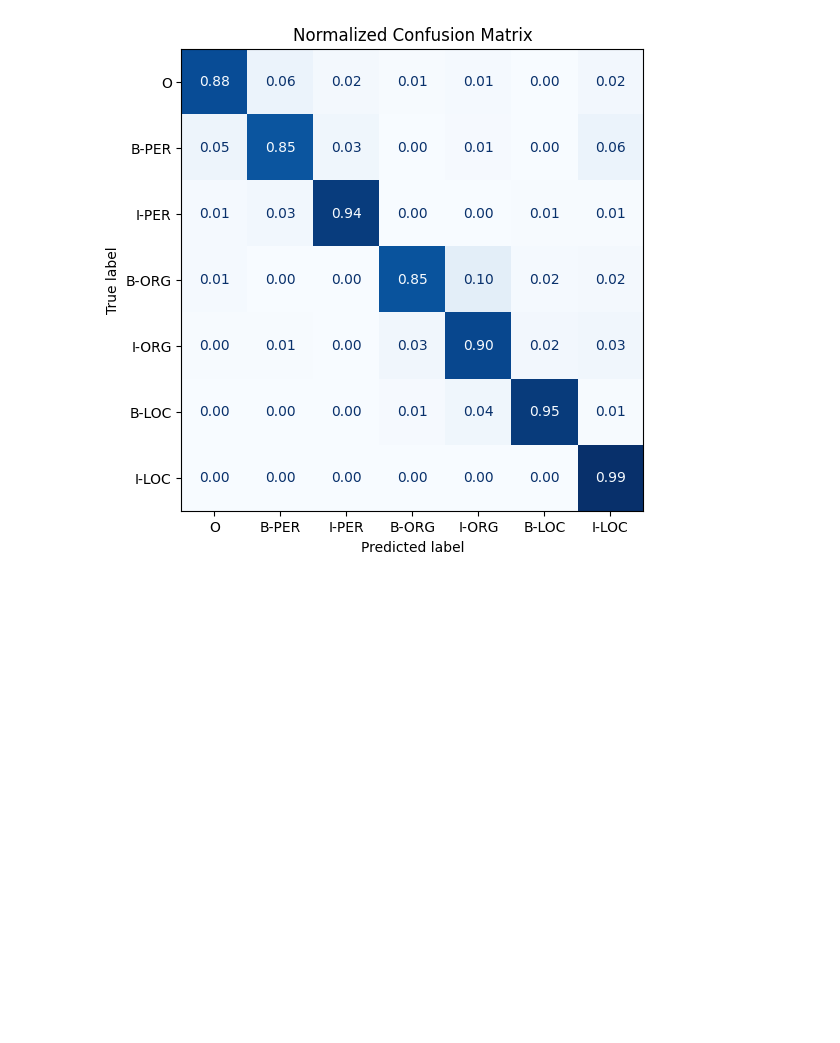
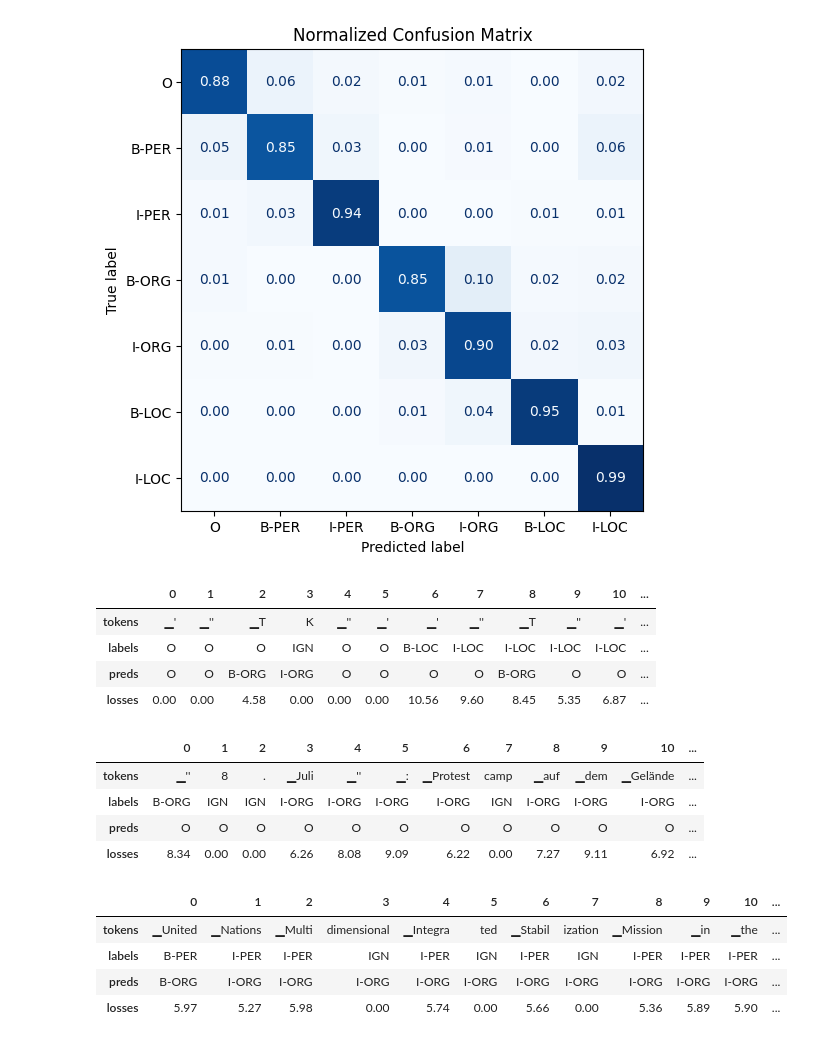
Before and after one commit to hrajgarhia/Multilingual-Named-Entity-Recognition, a Jupyter notebook: ml-ner.ipynb, the cells around one changed output. Saved outputs shown, nothing was run; the diff lists cells and outputs as text; code cells hidden in the pictures; blank space fills up the shorter version.

```diff
--- a/ml-ner.ipynb
+++ b/ml-ner.ipynb
@@ -551,3 +552,37 @@ def plot_confusion_matrix(y_preds, y_true, labels):
 plot_confusion_matrix(df_tokens['labels'], df_tokens["predicted_label"], tags.names)
 # %% [output]
 [figure]
+# %%
+def get_samples(df):
+    for _, row in df.iterrows():
+        labels, preds, tokens, losses = [],[],[],[]
+        for i, mask in enumerate(row["attention_mask"]):
+            if i not in {0, len(row["attention_mask"])}:
+                labels.append(row["labels"][i])
+                preds.append(row["predicted_label"][i])
+                tokens.append(row["input_tokens"][i])
+                losses.append(f"{row['loss'][i]:.2f}")
+        df_tmp = pd.DataFrame({"tokens":tokens, "labels":labels,
+                               "preds":preds, "losses":losses}).T
+        yield df_tmp
+
+df["total_loss"] = df["loss"].apply(sum)
+df_tmp = df.sort_values(by = "total_loss", ascending=False).head(3)
+for sample in get_samples(df_tmp):
+    display(sample)
+# %% [output]
+|  | 0 | 1 | 2 | 3 | 4 | 5 | 6 | 7 | 8 | 9 | 10 | ... |
+| tokens | ▁' | ▁'' | ▁Τ | Κ | ▁'' | ▁' | ▁' | ▁'' | ▁T | ▁'' | ▁' | ... |
+| labels | O | O | O | IGN | O | O | B-LOC | I-LOC | I-LOC | I-LOC | I-LOC | ... |
+| preds | O | O | B-ORG | I-ORG | O | O | O | O | B-ORG | O | O | ... |
+| losses | 0.00 | 0.00 | 4.58 | 0.00 | 0.00 | 0.00 | 10.56 | 9.60 | 8.45 | 5.35 | 6.87 | ... |
+|  | 0 | 1 | 2 | 3 | 4 | 5 | 6 | 7 | 8 | 9 | 10 | ... |
+| tokens | ▁'' | 8 | . | ▁Juli | ▁'' | ▁: | ▁Protest | camp | ▁auf | ▁dem | ▁Gelände | ... |
+| labels | B-ORG | IGN | IGN | I-ORG | I-ORG | I-ORG | I-ORG | IGN | I-ORG | I-ORG | I-ORG | ... |
+| preds | O | O | O | O | O | O | O | O | O | O | O | ... |
+| losses | 8.34 | 0.00 | 0.00 | 6.26 | 8.08 | 9.09 | 6.22 | 0.00 | 7.27 | 9.11 | 6.92 | ... |
+|  | 0 | 1 | 2 | 3 | 4 | 5 | 6 | 7 | 8 | 9 | 10 | ... |
+| tokens | ▁United | ▁Nations | ▁Multi | dimensional | ▁Integra | ted | ▁Stabil | ization | ▁Mission | ▁in | ▁the | ... |
+| labels | B-PER | I-PER | I-PER | IGN | I-PER | IGN | I-PER | IGN | I-PER | I-PER | I-PER | ... |
+| preds | B-ORG | I-ORG | I-ORG | I-ORG | I-ORG | I-ORG | I-ORG | I-ORG | I-ORG | I-ORG | I-ORG | ... |
+| losses | 5.97 | 5.27 | 5.98 | 0.00 | 5.74 | 0.00 | 5.66 | 0.00 | 5.36 | 5.89 | 5.90 | ... |
```
Also changed, not shown: parts of 32 cells of this notebook.
